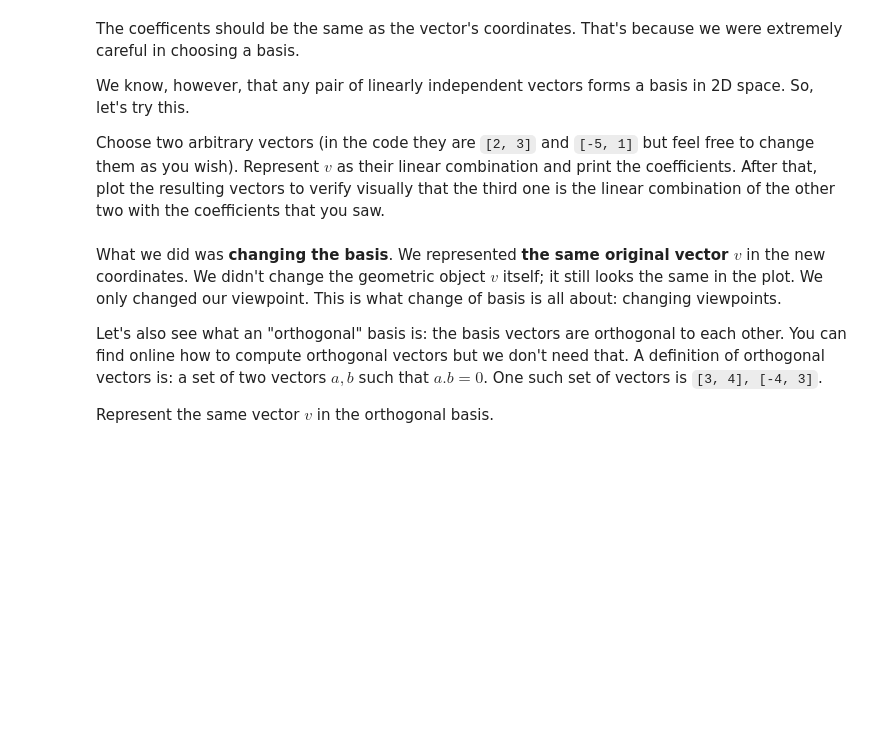
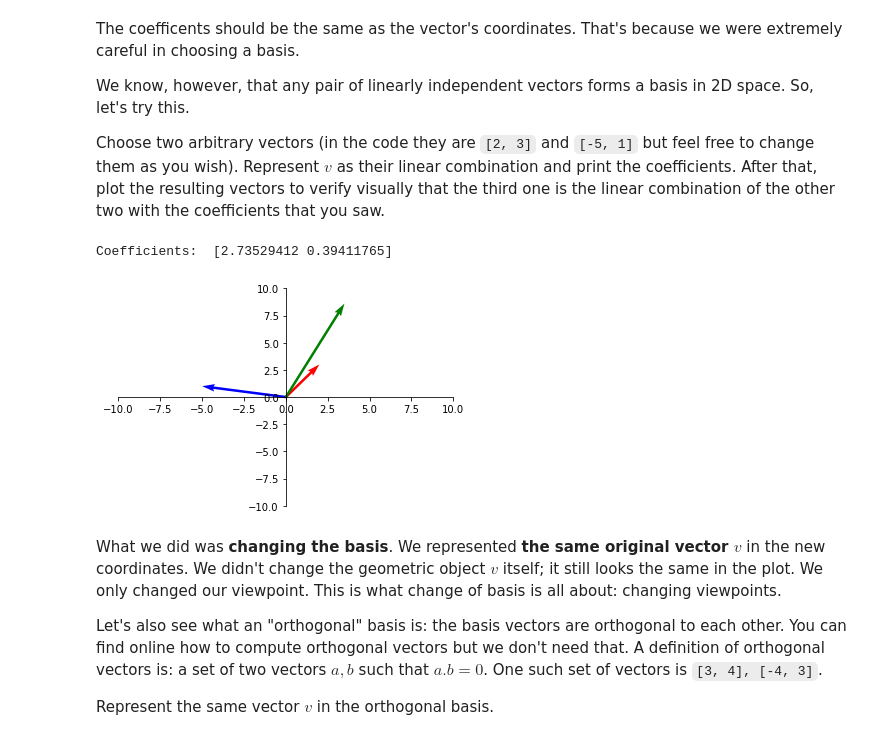
Before and after one commit to StanDimitroff/Math-Concepts, a Jupyter notebook: Linear-Algebra/Linear Algebra Exercise.ipynb, the cells around one changed output. Drawn from its saved outputs; the diff is of its cells as text; code cells hidden in the pictures; blank space fills up the shorter version.

```diff
--- a/Linear-Algebra/Linear Algebra Exercise.ipynb
+++ b/Linear-Algebra/Linear Algebra Exercise.ipynb
@@ -60,7 +60,13 @@ def find_linear_combination_coefficients(e1, e2, v):
     Returns the coordinates of the representation of v in the basis {e_1, e_2}.
     That is, the unknown coefficients in the linear combination v = lambda_1 * e_1 + lambda_2 * e_2
     """
-    pass
+
+    a = np.array([[e1[0], e2[0]], [e1[1], e2[1]]])
+    b = np.array(v)
+
+    coefs = np.linalg.solve(a, b)
+
+    return coefs
 # %%
 e1, e2 = [[1, 0], [0, 1]]
 v = [3.5, 8.6]
@@ -80,8 +89,11 @@ Choose two arbitrary vectors (in the code they are `[2, 3]` and `[-5, 1]` but fe
 # %%
 e1, e2 = [[2, 3], [-5, 1]]
 coefficients = find_linear_combination_coefficients(e1, e2, v)
 print("Coefficients: ", str(coefficients))
-plot_vectors([[0, 0, i[0], i[1]] for i in [e1, e2, v]], "red", "blue", "green")
+plot_vectors([[0, 0, i[0], i[1]] for i in [e1, e2, v]], ["red", "blue", "green"])
+# %% [output]
+Coefficients:  [2.73529412 0.39411765]
+[figure, added]
 # %% [markdown]
 What we did was **changing the basis**. We represented **the same original vector $v$** in the new coordinates. We didn't change the geometric object $v$ itself; it still looks the same in the plot. We only changed our viewpoint. This is what change of basis is all about: changing viewpoints.
 
```
Also changed, not shown: parts of 30 cells of this notebook, 1 other file.
